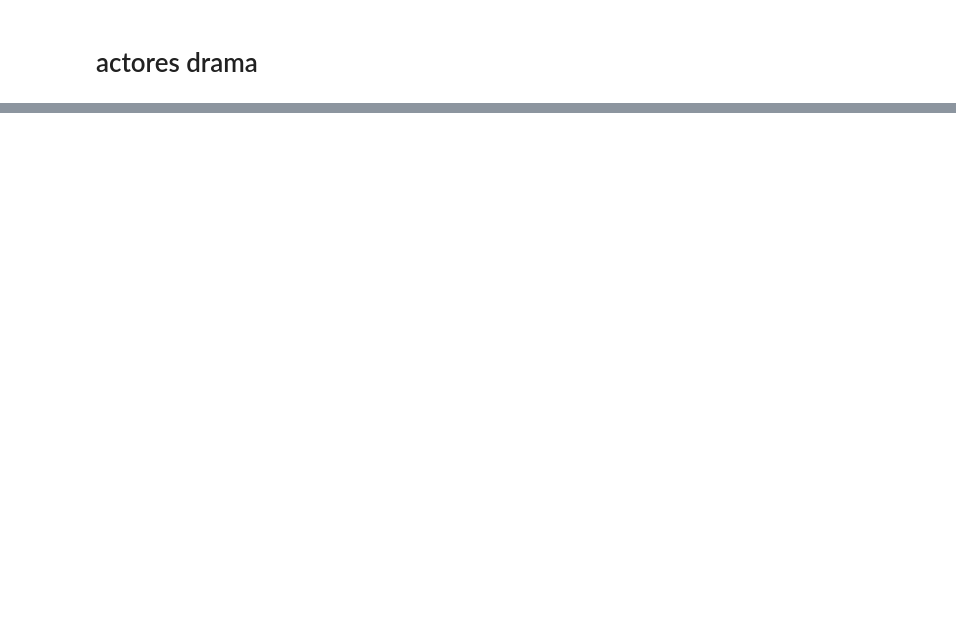
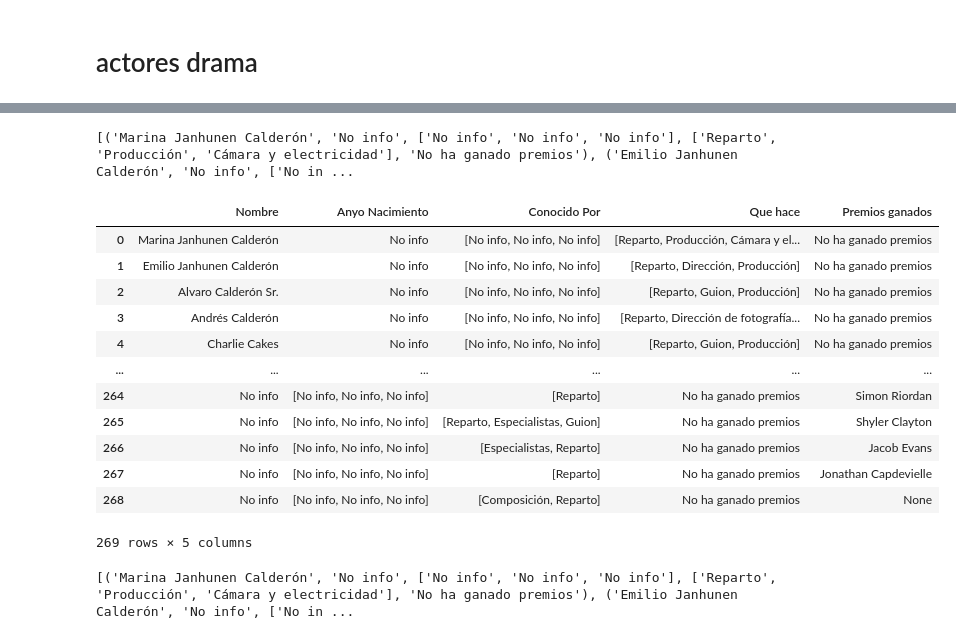
Before and after one commit to TaniaGraff/project-da-promo-angela-modulo-2, a Jupyter notebook: Fase 3.ipynb, the cells around one changed output, grey strips where cells are left out. Saved outputs shown, nothing was run; the diff lists cells and outputs as text; code cells hidden in the pictures; blank space fills up the shorter version.

```diff
--- a/Fase 3.ipynb
+++ b/Fase 3.ipynb
@@ -1505,3 +1515,11 @@ def actores_imdb(lista_movies_ejemplo):
                 pass
     driver.quit()
     return lista_actores
+# %%
+def transformar_tupla(lista_actores):
+    # Transformar la lista en una lista de tuplas
+    tupla_actores= []
+    for i in range(0, len(lista_actores), 5):
+        tupla = tuple(lista_actores[i:i+5])
+        tupla_actores.append(tupla)
+    return tupla_actores
@@ -1534,0 +1596,2 @@ actores_drama
+# %%
+actores_fantasia = actores_imdb(reduce_fantasia)
@@ -1534,0 +1618,32 @@ actores_drama
+# %%
+tupla_actores_fantasia = transformar_tupla(actores_fantasia)
+# %% [output]
+[('Marina Janhunen Calderón', 'No info', ['No info', 'No info', 'No info'], ['Reparto', 'Producción', 'Cámara y electricidad'], 'No ha ganado premios'), ('Emilio Janhunen Calderón', 'No info', ['No in ...
+# %%
+df_actores_fantasia = pd.DataFrame(tupla_actores_fantasia, columns=['Nombre', 'Anyo Nacimiento', 'Conocido Por', 'Que hace', 'Premios ganados'])
+df_actores_fantasia
+# %% [output]
+|  | Nombre | Anyo Nacimiento | Conocido Por | Que hace | Premios ganados |
+| 0 | Marina Janhunen Calderón | No info | [No info, No info, No info] | [Reparto, Producción, Cámara y el... | No ha ganado premios |
+| 1 | Emilio Janhunen Calderón | No info | [No info, No info, No info] | [Reparto, Dirección, Producción] | No ha ganado premios |
+| 2 | Alvaro Calderón Sr. | No info | [No info, No info, No info] | [Reparto, Guion, Producción] | No ha ganado premios |
+| 3 | Andrés Calderón | No info | [No info, No info, No info] | [Reparto, Dirección de fotografía... | No ha ganado premios |
+| 4 | Charlie Cakes | No info | [No info, No info, No info] | [Reparto, Guion, Producción] | No ha ganado premios |
+| ... | ... | ... | ... | ... | ... |
+| 264 | No info | [No info, No info, No info] | [Reparto] | No ha ganado premios | Simon Riordan |
+| 265 | No info | [No info, No info, No info] | [Reparto, Especialistas, Guion] | No ha ganado premios | Shyler Clayton |
+| 266 | No info | [No info, No info, No info] | [Especialistas, Reparto] | No ha ganado premios | Jacob Evans |
+| 267 | No info | [No info, No info, No info] | [Reparto] | No ha ganado premios | Jonathan Capdevielle |
+| 268 | No info | [No info, No info, No info] | [Composición, Reparto] | No ha ganado premios | None |
+269 rows × 5 columns
+# %%
+# Transformar la lista en una lista de tuplas
+tupla_actores_fantasia= []
+for i in range(0, len(actores_fantasia), 5):
+    tupla = tuple(actores_fantasia[i:i+5])
+    tupla_actores_fantasia.append(tupla)
+
+# Mostrar el resultado
+print(tupla_actores_fantasia)
+# %% [output]
+[('Marina Janhunen Calderón', 'No info', ['No info', 'No info', 'No info'], ['Reparto', 'Producción', 'Cámara y electricidad'], 'No ha ganado premios'), ('Emilio Janhunen Calderón', 'No info', ['No in ...
```
Also changed, not shown: parts of 40 cells of this notebook, 5 other files.
